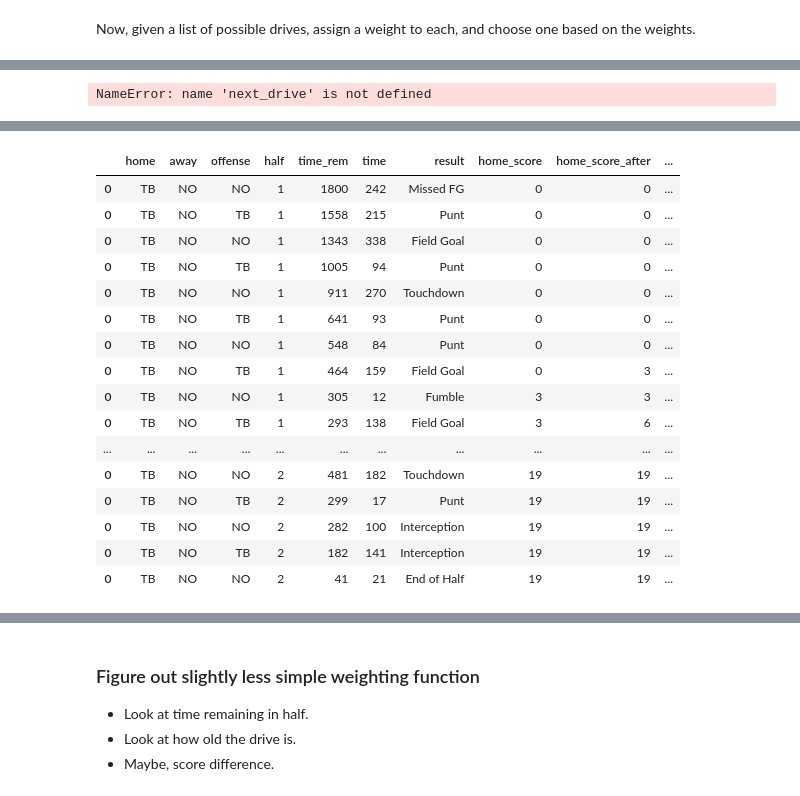
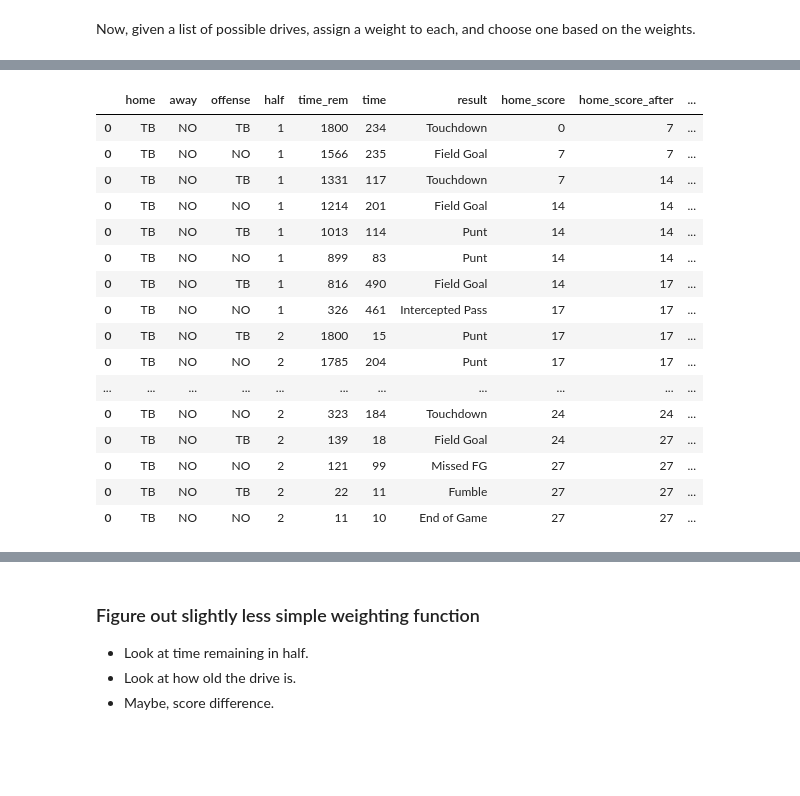
Before and after one commit to ewelchman/football_analytics, a Jupyter notebook: fiddling/Modeling_Games.ipynb, the cells around one changed output, grey strips where cells are left out. Drawn from its saved outputs; the diff is of its cells as text; code cells hidden in the pictures; blank space fills up the shorter version.

```diff
--- a/fiddling/Modeling_Games.ipynb
+++ b/fiddling/Modeling_Games.ipynb
@@ -207,16 +217,3 @@ def next_drive(game_sit, game=game):
-# %%
-# Test the next_drive function
-game_sit = ( "CAR", # home
-             "MIA", # away
-             True,  # home has possession
-             200,   # seconds remaining
-             10,    # home score
-             10,    # away score
-           )
-
-next_drive(game_sit)
-# %% [output]
-NameError: name 'next_drive' is not defined
 # %%
 # Define a class that constitutes a game
 class football_game:
@@ -492,18 +503,23 @@ class football_game:
     def check_for_EoH(self):
         pass
 # %%
-def simulate_game(home,away):
+def simulate_game( home, away, **kwargs):
 
     # Need new wrapper for simulating a game
-    newgame = football_game( home, away )
+    if not 'season' in kwargs:
+        kwargs['season'] = 2018
+    if not 'week' in kwargs:
+        kwargs['week'] = 1
+    if not 'quiet' in kwargs:
+        kwargs['quiet'] = False
+
+    newgame = football_game( home, away, **kwargs )
 
     # Assign possible drives for this game
-    newgame.home_drives = get_possible_drives( home, away, True, 1800 )
-    newgame.away_drives = get_possible_drives( home, away, False, 1800 )
+    newgame.home_drives = get_possible_drives( home, away, True, 1800, newgame.season )
+    newgame.away_drives = get_possible_drives( home, away, False, 1800, newgame.season)
     newgame.drive_base_weights = newgame.get_drive_base_weights(newgame.home_drives)
     newgame.drive_base_weights.update(newgame.get_drive_base_weights(newgame.away_drives))
-#    newgame.home_drives['base_weight'] = newgame.home_drives.index.map(newgame.drive_base_weights)
-#    newgame.away_drives['base_weight'] = newgame.away_drives.index.map(newgame.drive_base_weights)
 
     # Choose the first drive
 #    game_sit = newgame.get_game_sit()
@@ -542,12 +558,23 @@ def simulate_game(home,away):
     # Post-game, need to transpose the dataFrames
     newgame.drives_selected = newgame.drives_selected.transpose()
     newgame.gamestate_df = newgame.gamestate_df.transpose()
+    if newgame.home_score > newgame.away_score:
+        newgame.winner = newgame.home
+    elif newgame.away_score > newgame.home_score:
+        newgame.winner = newgame.away
+    else:
+        newgame.winner = "TIE"
 
-    newgame.result = [newgame.home, newgame.home_score, newgame.away, newgame.away_score]
+
+    newgame.result = {'home':newgame.home,
+                      'home_score':newgame.home_score,
+                      'away':newgame.away,
+                      'away_score':newgame.away_score,
+                      'winner':newgame.winner}
 
     return newgame
 # %%
-game = simulate_game("TB",'NO')
+game = simulate_game("TB",'NO',quiet=True)
 print(game.result)
 cols = [ 'home','away','offense','half','time_rem','time','result',
          'home_score','home_score_after','away_score','away_score_after' ]
@@ -573,20 +584,20 @@ sum of weights =  18.1397905197
 |  | home | away | offense | half | time_rem | time | result | home_score | home_score_after | ... |
-| 0 | TB | NO | NO | 1 | 1800 | 242 | Missed FG | 0 | 0 | ... |
-| 0 | TB | NO | TB | 1 | 1558 | 215 | Punt | 0 | 0 | ... |
-| 0 | TB | NO | NO | 1 | 1343 | 338 | Field Goal | 0 | 0 | ... |
-| 0 | TB | NO | TB | 1 | 1005 | 94 | Punt | 0 | 0 | ... |
-| 0 | TB | NO | NO | 1 | 911 | 270 | Touchdown | 0 | 0 | ... |
-| 0 | TB | NO | TB | 1 | 641 | 93 | Punt | 0 | 0 | ... |
-| 0 | TB | NO | NO | 1 | 548 | 84 | Punt | 0 | 0 | ... |
-| 0 | TB | NO | TB | 1 | 464 | 159 | Field Goal | 0 | 3 | ... |
-| 0 | TB | NO | NO | 1 | 305 | 12 | Fumble | 3 | 3 | ... |
-| 0 | TB | NO | TB | 1 | 293 | 138 | Field Goal | 3 | 6 | ... |
+| 0 | TB | NO | TB | 1 | 1800 | 234 | Touchdown | 0 | 7 | ... |
+| 0 | TB | NO | NO | 1 | 1566 | 235 | Field Goal | 7 | 7 | ... |
+| 0 | TB | NO | TB | 1 | 1331 | 117 | Touchdown | 7 | 14 | ... |
+| 0 | TB | NO | NO | 1 | 1214 | 201 | Field Goal | 14 | 14 | ... |
+| 0 | TB | NO | TB | 1 | 1013 | 114 | Punt | 14 | 14 | ... |
+| 0 | TB | NO | NO | 1 | 899 | 83 | Punt | 14 | 14 | ... |
+| 0 | TB | NO | TB | 1 | 816 | 490 | Field Goal | 14 | 17 | ... |
+| 0 | TB | NO | NO | 1 | 326 | 461 | Intercepted Pass | 17 | 17 | ... |
+| 0 | TB | NO | TB | 2 | 1800 | 15 | Punt | 17 | 17 | ... |
+| 0 | TB | NO | NO | 2 | 1785 | 204 | Punt | 17 | 17 | ... |
 | ... | ... | ... | ... | ... | ... | ... | ... | ... | ... | ... |
-| 0 | TB | NO | NO | 2 | 481 | 182 | Touchdown | 19 | 19 | ... |
-| 0 | TB | NO | TB | 2 | 299 | 17 | Punt | 19 | 19 | ... |
-| 0 | TB | NO | NO | 2 | 282 | 100 | Interception | 19 | 19 | ... |
-| 0 | TB | NO | TB | 2 | 182 | 141 | Interception | 19 | 19 | ... |
-| 0 | TB | NO | NO | 2 | 41 | 21 | End of Half | 19 | 19 | ... |
+| 0 | TB | NO | NO | 2 | 323 | 184 | Touchdown | 24 | 24 | ... |
+| 0 | TB | NO | TB | 2 | 139 | 18 | Field Goal | 24 | 27 | ... |
+| 0 | TB | NO | NO | 2 | 121 | 99 | Missed FG | 27 | 27 | ... |
+| 0 | TB | NO | TB | 2 | 22 | 11 | Fumble | 27 | 27 | ... |
+| 0 | TB | NO | NO | 2 | 11 | 10 | End of Game | 27 | 27 | ... |
 # %%
 for i in range(10):
     game = simulate_game("CAR","PHI")
```
Also changed, not shown: parts of 52 cells of this notebook, 2 other files.
